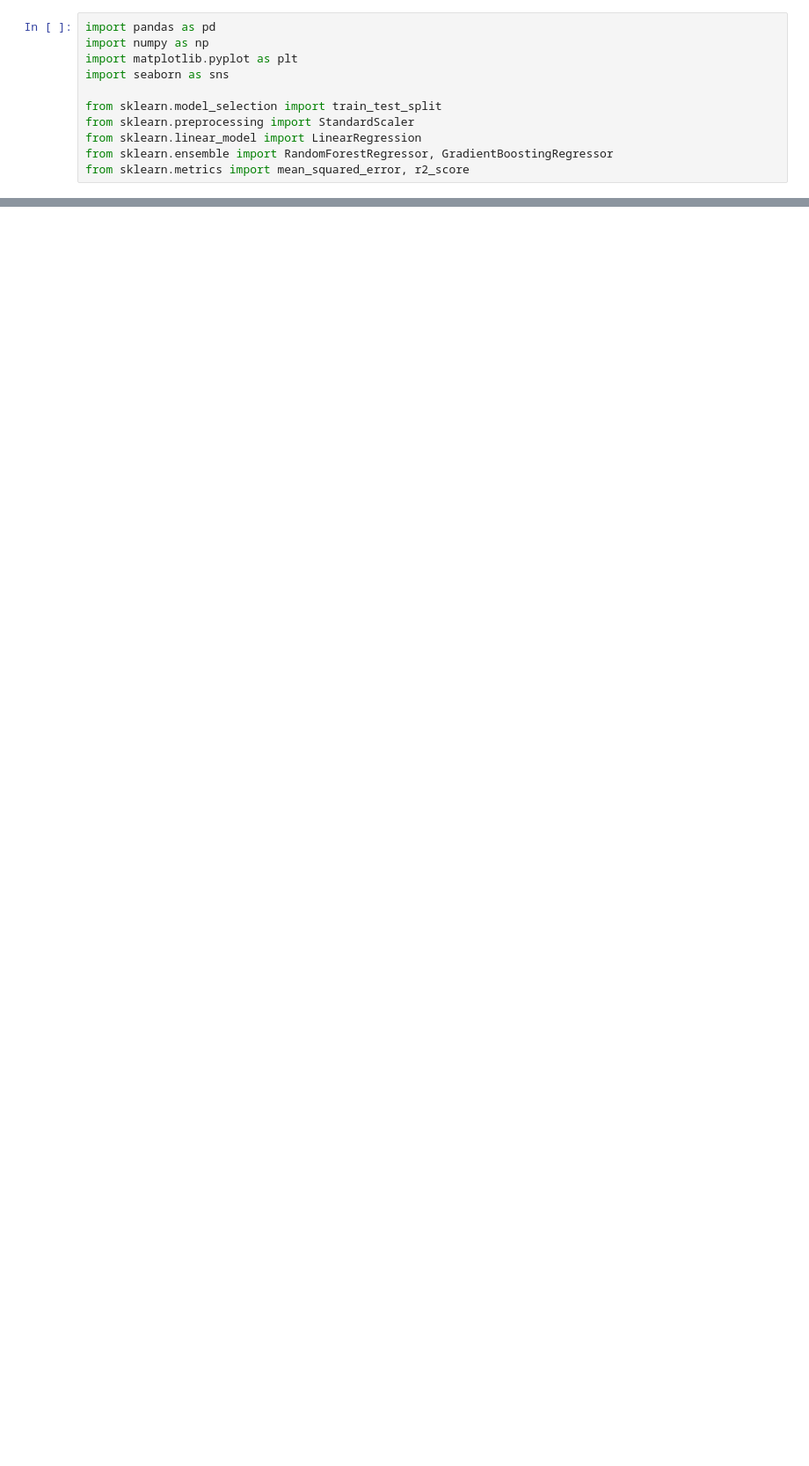
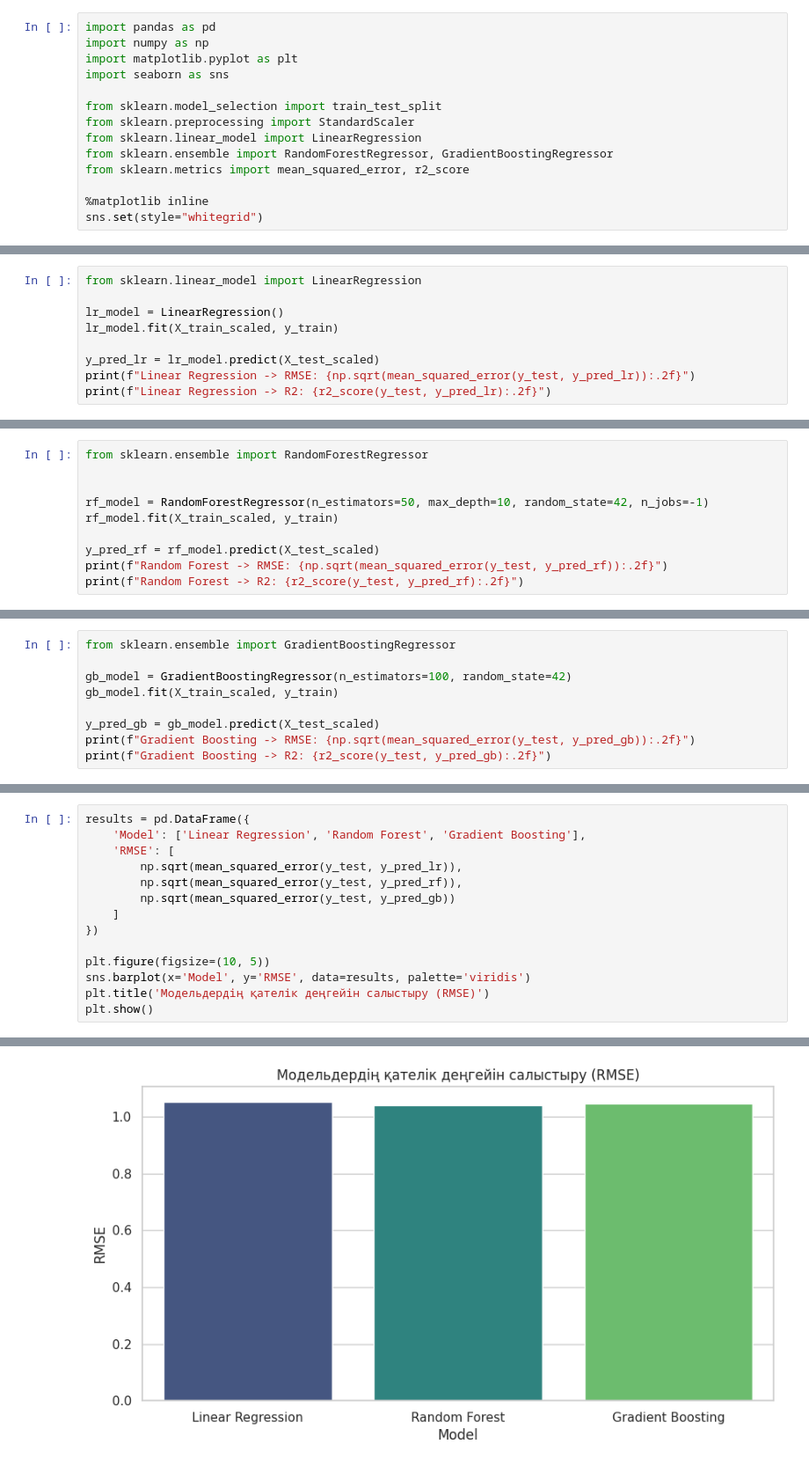
Before and after one commit to ansaganakhat/project-1, a Jupyter notebook: MovieRatingPrediction.ipynb, the cells around one changed output, grey strips where cells are left out. Shown at 88% size. Drawn from its saved outputs; the diff is of its cells as text; blank space fills up the shorter version.

```diff
--- a/MovieRatingPrediction.ipynb
+++ b/MovieRatingPrediction.ipynb
@@ -11,4 +13,7 @@ from sklearn.preprocessing import StandardScaler
 from sklearn.linear_model import LinearRegression
 from sklearn.ensemble import RandomForestRegressor, GradientBoostingRegressor
 from sklearn.metrics import mean_squared_error, r2_score
+
+%matplotlib inline
+sns.set(style="whitegrid")
 # %%
@@ -146,0 +67,9 @@ plt.show()
+# %%
+from sklearn.linear_model import LinearRegression
+
+lr_model = LinearRegression()
+lr_model.fit(X_train_scaled, y_train)
+
+y_pred_lr = lr_model.predict(X_test_scaled)
+print(f"Linear Regression -> RMSE: {np.sqrt(mean_squared_error(y_test, y_pred_lr)):.2f}")
+print(f"Linear Regression -> R2: {r2_score(y_test, y_pred_lr):.2f}")
@@ -146,0 +88,10 @@ plt.show()
+# %%
+from sklearn.ensemble import RandomForestRegressor
+
+
+rf_model = RandomForestRegressor(n_estimators=50, max_depth=10, random_state=42, n_jobs=-1)
+rf_model.fit(X_train_scaled, y_train)
+
+y_pred_rf = rf_model.predict(X_test_scaled)
+print(f"Random Forest -> RMSE: {np.sqrt(mean_squared_error(y_test, y_pred_rf)):.2f}")
+print(f"Random Forest -> R2: {r2_score(y_test, y_pred_rf):.2f}")
@@ -146,0 +110,9 @@ plt.show()
+# %%
+from sklearn.ensemble import GradientBoostingRegressor
+
+gb_model = GradientBoostingRegressor(n_estimators=100, random_state=42)
+gb_model.fit(X_train_scaled, y_train)
+
+y_pred_gb = gb_model.predict(X_test_scaled)
+print(f"Gradient Boosting -> RMSE: {np.sqrt(mean_squared_error(y_test, y_pred_gb)):.2f}")
+print(f"Gradient Boosting -> R2: {r2_score(y_test, y_pred_gb):.2f}")
@@ -146,0 +129,15 @@ plt.show()
+# %%
+results = pd.DataFrame({
+    'Model': ['Linear Regression', 'Random Forest', 'Gradient Boosting'],
+    'RMSE': [
+        np.sqrt(mean_squared_error(y_test, y_pred_lr)),
+        np.sqrt(mean_squared_error(y_test, y_pred_rf)),
+        np.sqrt(mean_squared_error(y_test, y_pred_gb))
+    ]
+})
+
+plt.figure(figsize=(10, 5))
+sns.barplot(x='Model', y='RMSE', data=results, palette='viridis')
+plt.title('Модельдердің қателік деңгейін салыстыру (RMSE)')
+plt.show()
+# %% [output]
@@ -146,0 +147 @@ plt.show()
+[figure, added]
```
Also changed, not shown: parts of 23 cells of this notebook.
